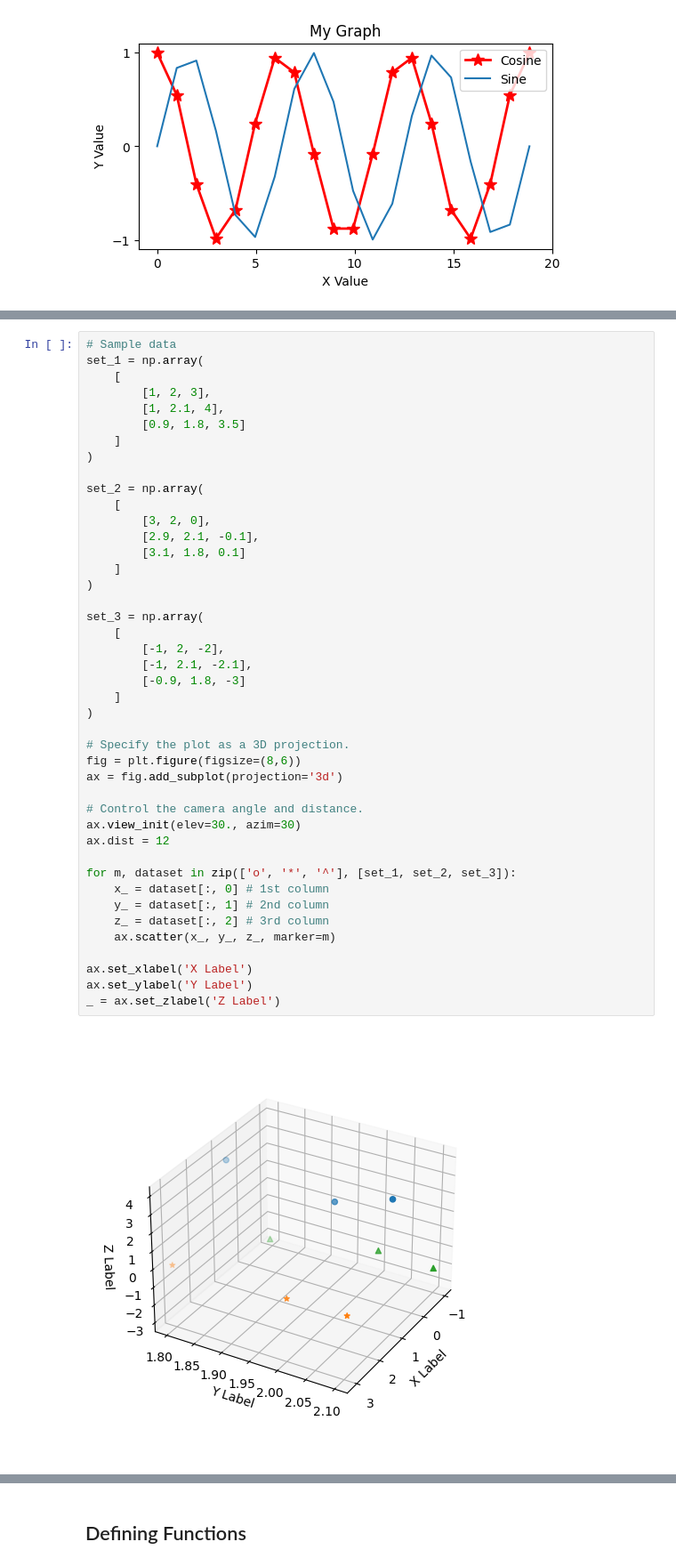
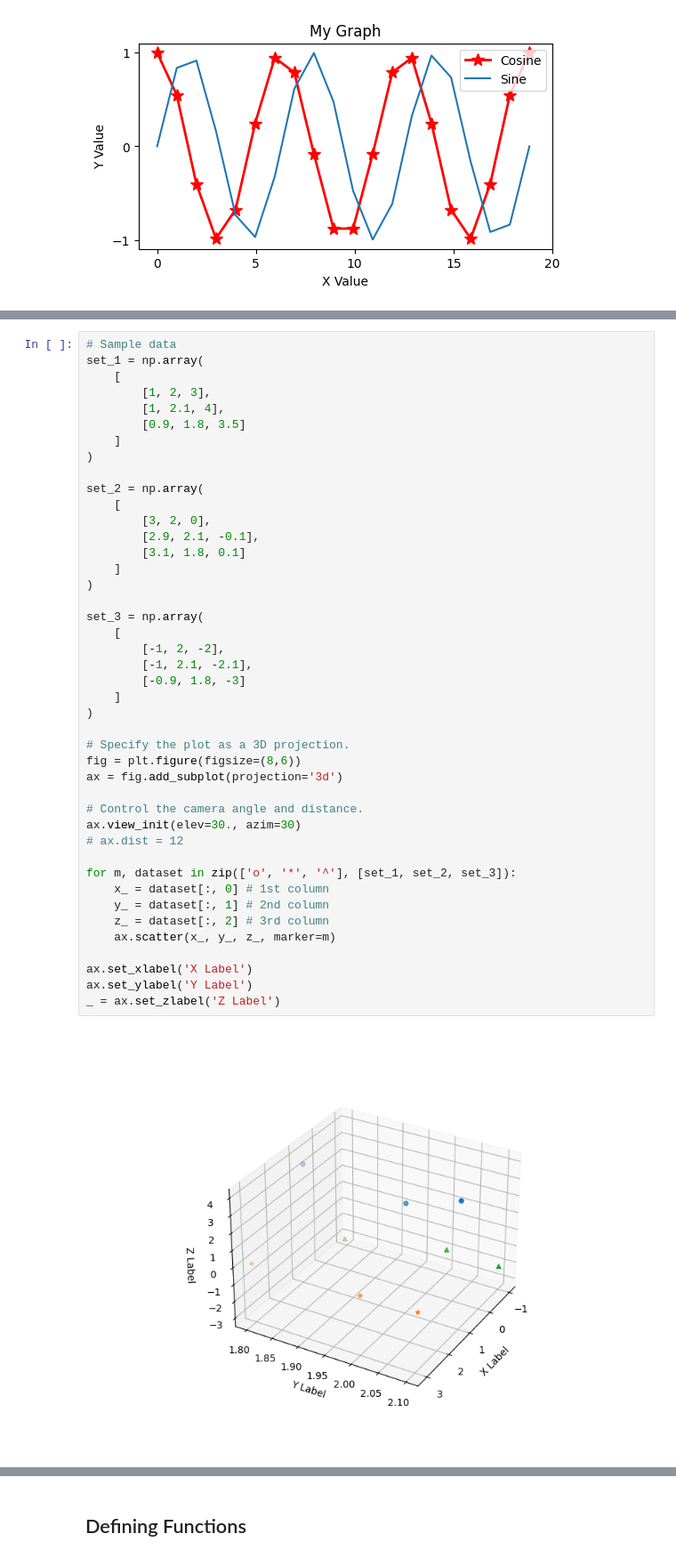
Before and after one commit to mahynski/chemometric-carpentry, a Jupyter notebook: notebooks/Introduction.ipynb, the cells around one changed output, grey strips where cells are left out. Shown at 89% size. Saved outputs shown, nothing was run; the diff lists cells and outputs as text.

```diff
--- a/notebooks/Introduction.ipynb
+++ b/notebooks/Introduction.ipynb
@@ -1284,35 +1328,35 @@ set_2 = np.array(
         [2.9, 2.1, -0.1],
         [3.1, 1.8, 0.1]
     ]
 )
 
 set_3 = np.array(
     [
         [-1, 2, -2],
         [-1, 2.1, -2.1],
         [-0.9, 1.8, -3]
     ]
 )
 
 # Specify the plot as a 3D projection.
 fig = plt.figure(figsize=(8,6))
 ax = fig.add_subplot(projection='3d')
 
 # Control the camera angle and distance.
 ax.view_init(elev=30., azim=30)
-ax.dist = 12
+# ax.dist = 12
 
 for m, dataset in zip(['o', '*', '^'], [set_1, set_2, set_3]):
     x_ = dataset[:, 0] # 1st column
     y_ = dataset[:, 1] # 2nd column
     z_ = dataset[:, 2] # 3rd column
     ax.scatter(x_, y_, z_, marker=m)
 
 ax.set_xlabel('X Label')
 ax.set_ylabel('Y Label')
 _ = ax.set_zlabel('Z Label')
 # %% [output]
-[figure, old version]
+[figure, new version]
 # %%
 import matplotlib
 
```
Also changed, not shown: parts of 12 cells of this notebook.
